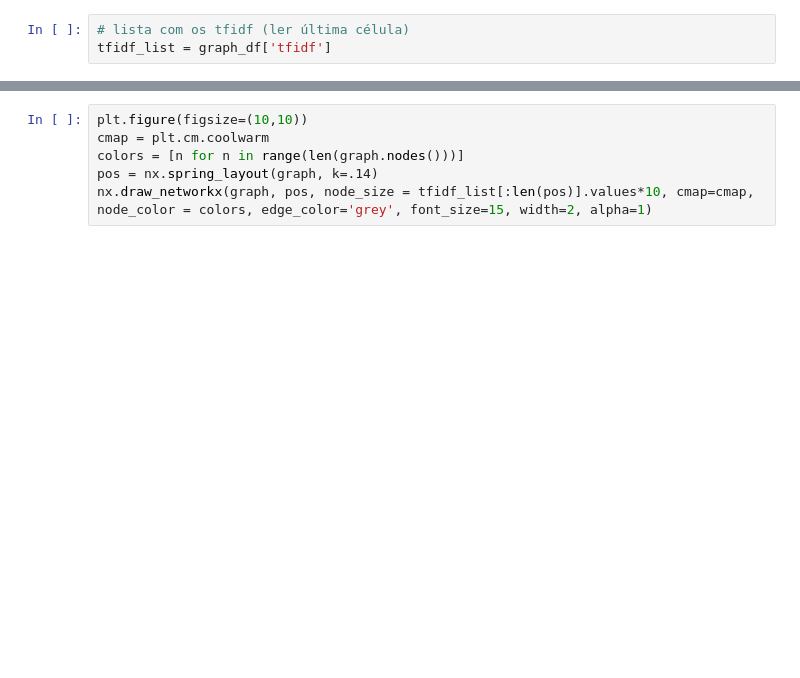
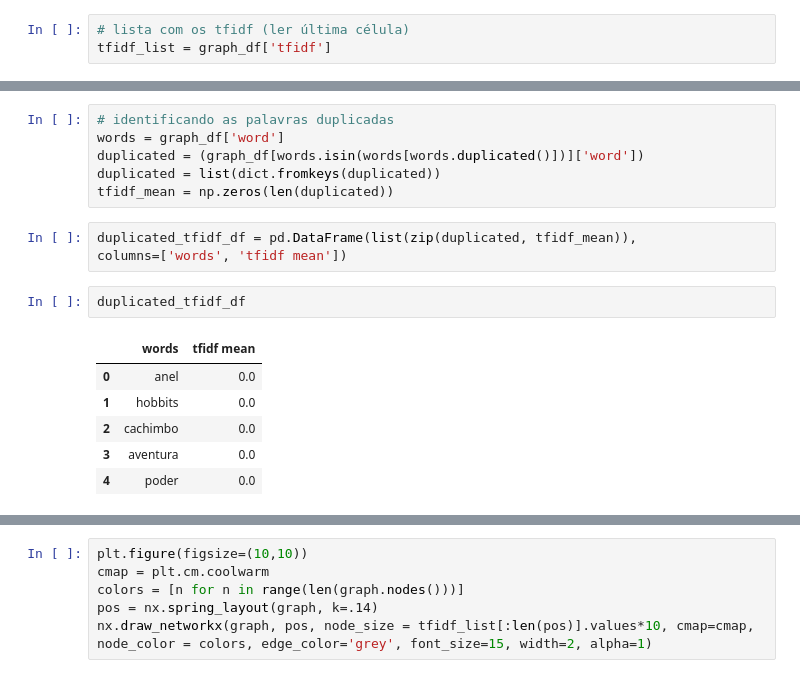
Before and after one commit to felypemaciel/atlantico-bootcamp, a Jupyter notebook: extras/shire_wordcloud.ipynb, the cells around one changed output, grey strips where cells are left out. Cells and saved outputs as stored; diff of their text form; blank space fills up the shorter version.

```diff
--- a/extras/shire_wordcloud.ipynb
+++ b/extras/shire_wordcloud.ipynb
@@ -68,0 +90,18 @@ tfidf_list = graph_df['tfidf']
+# %%
+# identificando as palavras duplicadas
+words = graph_df['word']
+duplicated = (graph_df[words.isin(words[words.duplicated()])]['word'])
+duplicated = list(dict.fromkeys(duplicated))
+tfidf_mean = np.zeros(len(duplicated))
+# %%
+duplicated_tfidf_df = pd.DataFrame(list(zip(duplicated, tfidf_mean)),
+columns=['words', 'tfidf mean'])
+# %%
+duplicated_tfidf_df
+# %% [output]
+|  | words | tfidf mean |
+| 0 | anel | 0.0 |
+| 1 | hobbits | 0.0 |
+| 2 | cachimbo | 0.0 |
+| 3 | aventura | 0.0 |
+| 4 | poder | 0.0 |
```
Also changed, not shown: parts of 4 cells of this notebook, 2 other files.
